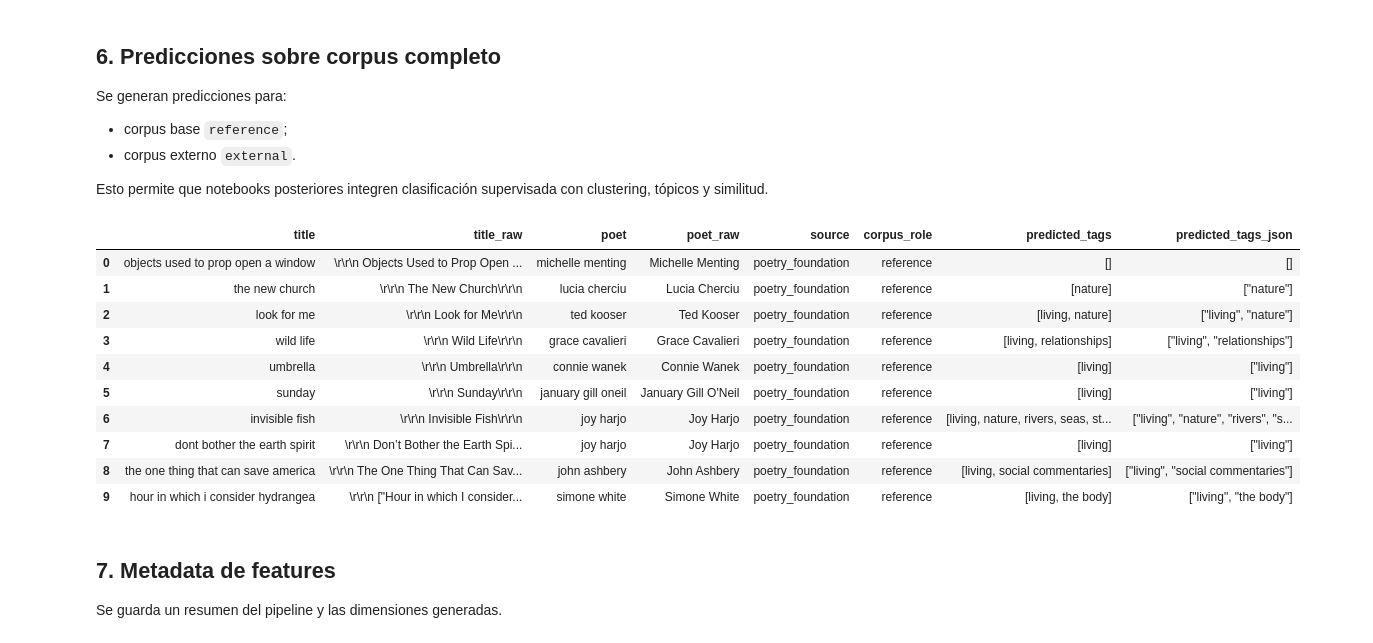
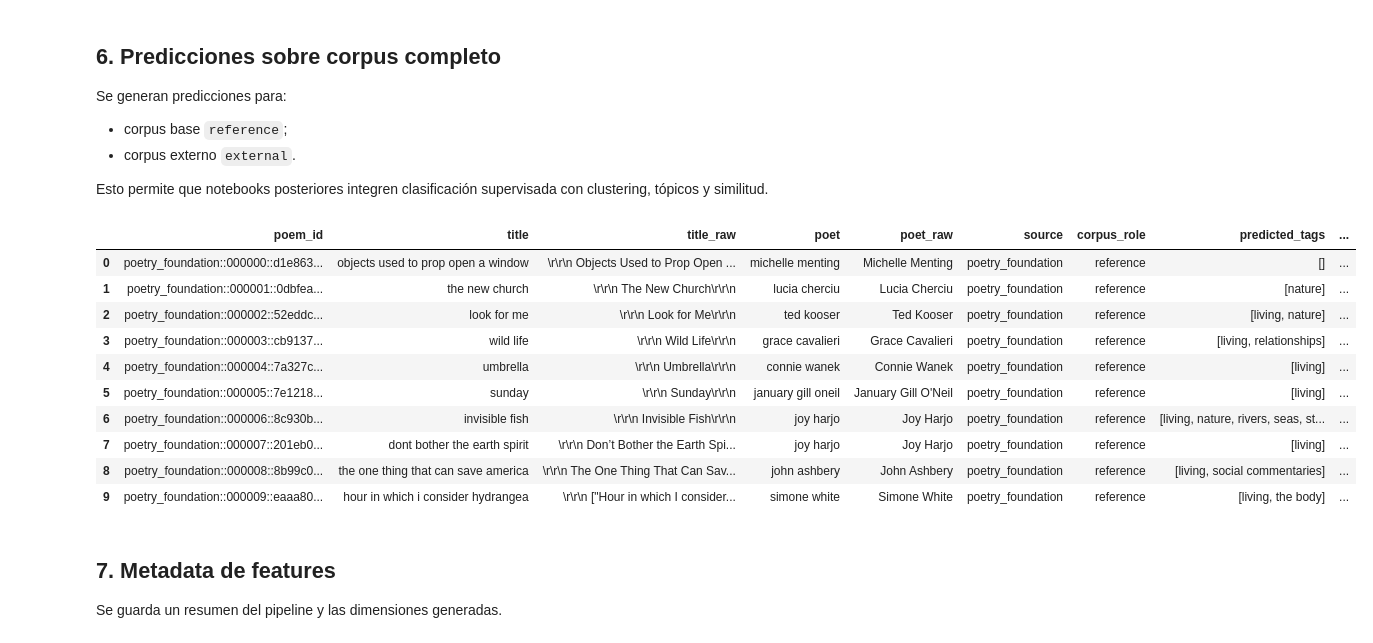
Before and after one commit to HubertRonald/VersoVector, a Jupyter notebook: notebook/03_embeddings_supervised.ipynb, the cells around one changed output. Cells and saved outputs as stored; diff of their text form; code cells hidden in the pictures.

Commit message:
hashing poem_id added

```diff
--- a/notebook/03_embeddings_supervised.ipynb
+++ b/notebook/03_embeddings_supervised.ipynb
@@ -369,6 +372,7 @@ reference_tags = mlb.inverse_transform(reference_pred)
 
 reference_predictions = reference_df[
     [
+        "poem_id",
         "title",
         "title_raw",
         "poet",
@@ -387,44 +391,45 @@ reference_predictions["predicted_tags_json"] = [
 if X_external.shape[0] > 0:
     external_pred = classifier.predict(X_external)
     external_tags = mlb.inverse_transform(external_pred)
 
     external_predictions = external_df[
         [
+            "poem_id",
             "title",
             "title_raw",
             "poet",
             "poet_raw",
             "source",
             "corpus_role",
         ]
     ].copy()
 
     external_predictions["predicted_tags"] = list(map(list, external_tags))
     external_predictions["predicted_tags_json"] = [
         json.dumps(list(tags), ensure_ascii=False)
         for tags in external_tags
     ]
 
     supervised_predictions = pd.concat(
         [reference_predictions, external_predictions],
         ignore_index=True,
     )
 else:
     supervised_predictions = reference_predictions.copy()
 
 display(supervised_predictions.head(10))
 # %% [output]
-|  | title | title_raw | poet | poet_raw | source | corpus_role | predicted_tags | predicted_tags_json |
-| 0 | objects used to prop open a window | \r\r\n Objects Used to Prop Open ... | michelle menting | Michelle Menting | poetry_foundation | reference | [] | [] |
-| 1 | the new church | \r\r\n The New Church\r\r\n | lucia cherciu | Lucia Cherciu | poetry_foundation | reference | [nature] | ["nature"] |
-| 2 | look for me | \r\r\n Look for Me\r\r\n | ted kooser | Ted Kooser | poetry_foundation | reference | [living, nature] | ["living", "nature"] |
-| 3 | wild life | \r\r\n Wild Life\r\r\n | grace cavalieri | Grace Cavalieri | poetry_foundation | reference | [living, relationships] | ["living", "relationships"] |
-| 4 | umbrella | \r\r\n Umbrella\r\r\n | connie wanek | Connie Wanek | poetry_foundation | reference | [living] | ["living"] |
-| 5 | sunday | \r\r\n Sunday\r\r\n | january gill oneil | January Gill O'Neil | poetry_foundation | reference | [living] | ["living"] |
-| 6 | invisible fish | \r\r\n Invisible Fish\r\r\n | joy harjo | Joy Harjo | poetry_foundation | reference | [living, nature, rivers, seas, st... | ["living", "nature", "rivers", "s... |
-| 7 | dont bother the earth spirit | \r\r\n Don’t Bother the Earth Spi... | joy harjo | Joy Harjo | poetry_foundation | reference | [living] | ["living"] |
-| 8 | the one thing that can save america | \r\r\n The One Thing That Can Sav... | john ashbery | John Ashbery | poetry_foundation | reference | [living, social commentaries] | ["living", "social commentaries"] |
-| 9 | hour in which i consider hydrangea | \r\r\n ["Hour in which I consider... | simone white | Simone White | poetry_foundation | reference | [living, the body] | ["living", "the body"] |
+|  | poem_id | title | title_raw | poet | poet_raw | source | corpus_role | predicted_tags | ... |
+| 0 | poetry_foundation::000000::d1e863... | objects used to prop open a window | \r\r\n Objects Used to Prop Open ... | michelle menting | Michelle Menting | poetry_foundation | reference | [] | ... |
+| 1 | poetry_foundation::000001::0dbfea... | the new church | \r\r\n The New Church\r\r\n | lucia cherciu | Lucia Cherciu | poetry_foundation | reference | [nature] | ... |
+| 2 | poetry_foundation::000002::52eddc... | look for me | \r\r\n Look for Me\r\r\n | ted kooser | Ted Kooser | poetry_foundation | reference | [living, nature] | ... |
+| 3 | poetry_foundation::000003::cb9137... | wild life | \r\r\n Wild Life\r\r\n | grace cavalieri | Grace Cavalieri | poetry_foundation | reference | [living, relationships] | ... |
+| 4 | poetry_foundation::000004::7a327c... | umbrella | \r\r\n Umbrella\r\r\n | connie wanek | Connie Wanek | poetry_foundation | reference | [living] | ... |
+| 5 | poetry_foundation::000005::7e1218... | sunday | \r\r\n Sunday\r\r\n | january gill oneil | January Gill O'Neil | poetry_foundation | reference | [living] | ... |
+| 6 | poetry_foundation::000006::8c930b... | invisible fish | \r\r\n Invisible Fish\r\r\n | joy harjo | Joy Harjo | poetry_foundation | reference | [living, nature, rivers, seas, st... | ... |
+| 7 | poetry_foundation::000007::201eb0... | dont bother the earth spirit | \r\r\n Don’t Bother the Earth Spi... | joy harjo | Joy Harjo | poetry_foundation | reference | [living] | ... |
+| 8 | poetry_foundation::000008::8b99c0... | the one thing that can save america | \r\r\n The One Thing That Can Sav... | john ashbery | John Ashbery | poetry_foundation | reference | [living, social commentaries] | ... |
+| 9 | poetry_foundation::000009::eaaa80... | hour in which i consider hydrangea | \r\r\n ["Hour in which I consider... | simone white | Simone White | poetry_foundation | reference | [living, the body] | ... |
 # %% [markdown]
 ## 7. Metadata de features
 
```
Also changed, not shown: parts of 3 cells of this notebook, 6 other files.
